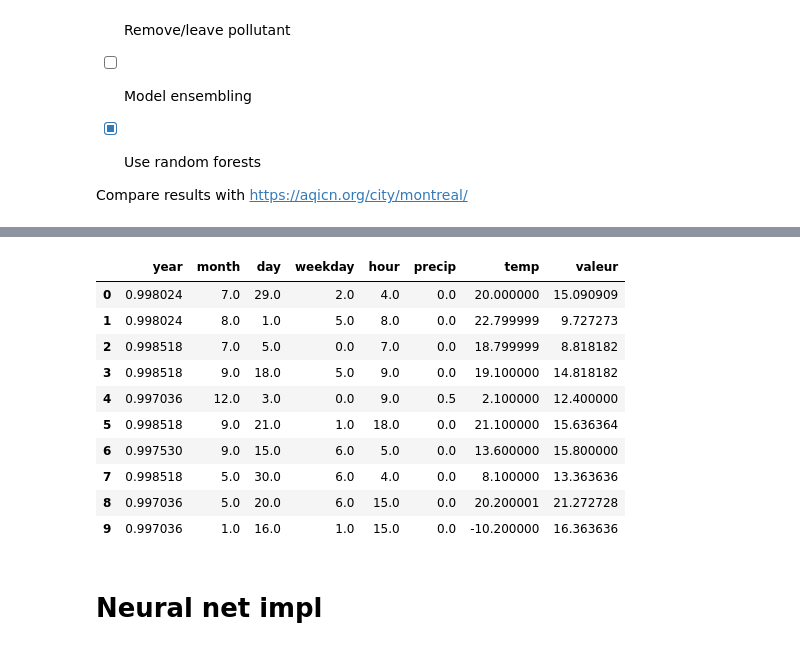
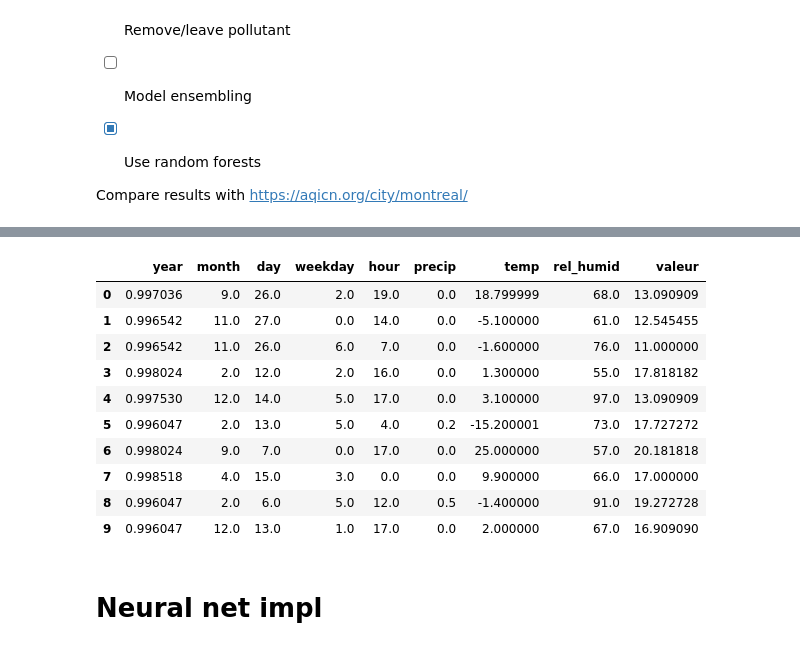
Before and after one commit to Magellol/montreal-aqi-predictions, a Jupyter notebook: index.ipynb, the cells around one changed output, grey strips where cells are left out. Saved outputs shown, nothing was run; the diff lists cells and outputs as text; code cells hidden in the pictures.

```diff
--- a/index.ipynb
+++ b/index.ipynb
@@ -5,11 +5,17 @@ from fastai.tabular.all import *
 import matplotlib.pyplot as plt
 import requests
 
+# Adjust this based on data availibility
+# The quality of predictions decline rapidly after Oct 2023 so let's zoom on that for now
+# FIRST_DAY = pd.Timestamp("2023-10-01")
+FIRST_DAY = pd.Timestamp("2016-01-01")
+
 # When the data analysis should stop
+# The quality of predictions decline rapidly after Oct 2023 so let's zoom on that for now
 LAST_DAY = pd.Timestamp("2024-04-10")
 
-# Adjust this based on data availibility
-FIRST_DAY = pd.Timestamp("2018-01-01")
+def filter_known_range(df):
+  return df[(df['datetime'] >= FIRST_DAY) & (df['datetime'] < LAST_DAY)]
 # %%
 def get_csv(url, local_filename):
     if not os.path.exists(local_filename):
@@ -96,18 +94,19 @@ for filename in os.listdir("."):
     all_files.append(pd.read_csv(filename))
 
 weather_df = pd.concat(all_files)
-weather_df.rename(columns={'Date/Time (LST)': 'datetime', "Temp (°C)": "temp", "Precip. Amount (mm)": "precip"}, inplace=True)
+
+weather_df.rename(columns={'Date/Time (LST)': 'datetime', "Temp (°C)": "temp", "Precip. Amount (mm)": "precip", "Rel Hum (%)": "rel_humid"}, inplace=True)
 weather_df['datetime'] = pd.to_datetime(weather_df['datetime'])
 
 
 
 # TODO: for the temp we should look at the day before or after instead of using 0
-weather_df.fillna({"precip": 0, "temp": 0}, inplace=True)
-weather_df = weather_df[['datetime', "precip", "temp"]]
+weather_df.fillna({"precip": 0, "temp": 0, "rel_humid": weather_df['rel_humid'].mode()[0]}, inplace=True)
+weather_df = weather_df[['datetime', "precip", "temp", "rel_humid"]]
 
 
 # Only take data from the first known and last known day
-weather_df = weather_df[(weather_df['datetime'] <= LAST_DAY) & (weather_df['datetime'] < LAST_DAY)]
+weather_df = filter_known_range(weather_df)
 
 weather_df.sort_values("datetime", inplace=True)
 
@@ -171,7 +170,7 @@ df['hour'] = df['datetime'].dt.hour
 # Taking a sample of data for a given datetime and station id
 # df[(df["stationId"] == 103) & (df["datetime"] == "2024-04-15 19:00:00")]
 
-df = df[(df['datetime'] >= FIRST_DAY) & (df['datetime'] < LAST_DAY)]
+df = filter_known_range(df)
 df
 # %% [output]
 |  | stationId | valeur | datetime | year | month | day | weekday | hour |
@@ -238,6 +237,12 @@ merged
 # %%
-split_date_valid = pd.Timestamp('2022-01-01')
-split_date_test = pd.Timestamp('2023-06-01')
+
+# Train data goes from FIRST_DAY (~2016) to 2021-05-31
+split_date_valid = pd.Timestamp('2021-06-01')
+
+# Validation data goes from 2021-06-01 to 2022-12-31
+split_date_test = pd.Timestamp('2023-01-01')
+
+# Test data goes from 2023-01-01 to LAST_DAY
 
 train_idx = merged['datetime'] < split_date_valid
 valid_idx = (merged['datetime'] >= split_date_valid) & (merged['datetime'] < split_date_test)
@@ -271,27 +272,27 @@ plot_aqi(merged.iloc[test_idxs]['valeur'])
 # %%
 dls = TabularPandas(
   merged,
   procs=[Normalize],
   cat_names=[],
-  cont_names=['year', 'month', 'day', 'weekday', 'hour', "precip", "temp"],
+  cont_names=['year', 'month', 'day', 'weekday', 'hour', "precip", "temp", "rel_humid"],
   y_names=['valeur'],
   splits=(train_idxs, valid_idxs),
   y_block=RegressionBlock()
-).dataloaders(500)
+).dataloaders(bs=250)
 
 dls.show_batch()
 # %% [output]
-|  | year | month | day | weekday | hour | precip | temp | valeur |
-| 0 | 0.998024 | 7.0 | 29.0 | 2.0 | 4.0 | 0.0 | 20.000000 | 15.090909 |
-| 1 | 0.998024 | 8.0 | 1.0 | 5.0 | 8.0 | 0.0 | 22.799999 | 9.727273 |
-| 2 | 0.998518 | 7.0 | 5.0 | 0.0 | 7.0 | 0.0 | 18.799999 | 8.818182 |
-| 3 | 0.998518 | 9.0 | 18.0 | 5.0 | 9.0 | 0.0 | 19.100000 | 14.818182 |
-| 4 | 0.997036 | 12.0 | 3.0 | 0.0 | 9.0 | 0.5 | 2.100000 | 12.400000 |
-| 5 | 0.998518 | 9.0 | 21.0 | 1.0 | 18.0 | 0.0 | 21.100000 | 15.636364 |
-| 6 | 0.997530 | 9.0 | 15.0 | 6.0 | 5.0 | 0.0 | 13.600000 | 15.800000 |
-| 7 | 0.998518 | 5.0 | 30.0 | 6.0 | 4.0 | 0.0 | 8.100000 | 13.363636 |
-| 8 | 0.997036 | 5.0 | 20.0 | 6.0 | 15.0 | 0.0 | 20.200001 | 21.272728 |
-| 9 | 0.997036 | 1.0 | 16.0 | 1.0 | 15.0 | 0.0 | -10.200000 | 16.363636 |
+|  | year | month | day | weekday | hour | precip | temp | rel_humid | valeur |
+| 0 | 0.997036 | 9.0 | 26.0 | 2.0 | 19.0 | 0.0 | 18.799999 | 68.0 | 13.090909 |
+| 1 | 0.996542 | 11.0 | 27.0 | 0.0 | 14.0 | 0.0 | -5.100000 | 61.0 | 12.545455 |
+| 2 | 0.996542 | 11.0 | 26.0 | 6.0 | 7.0 | 0.0 | -1.600000 | 76.0 | 11.000000 |
+| 3 | 0.998024 | 2.0 | 12.0 | 2.0 | 16.0 | 0.0 | 1.300000 | 55.0 | 17.818182 |
+| 4 | 0.997530 | 12.0 | 14.0 | 5.0 | 17.0 | 0.0 | 3.100000 | 97.0 | 13.090909 |
+| 5 | 0.996047 | 2.0 | 13.0 | 5.0 | 4.0 | 0.2 | -15.200001 | 73.0 | 17.727272 |
+| 6 | 0.998024 | 9.0 | 7.0 | 0.0 | 17.0 | 0.0 | 25.000000 | 57.0 | 20.181818 |
+| 7 | 0.998518 | 4.0 | 15.0 | 3.0 | 0.0 | 0.0 | 9.900000 | 66.0 | 17.000000 |
+| 8 | 0.996047 | 2.0 | 6.0 | 5.0 | 12.0 | 0.5 | -1.400000 | 91.0 | 19.272728 |
+| 9 | 0.996047 | 12.0 | 13.0 | 1.0 | 17.0 | 0.0 | 2.000000 | 67.0 | 16.909090 |
 # %% [markdown]
 # Neural net impl
 # %%
```
Also changed, not shown: parts of 20 cells of this notebook.
